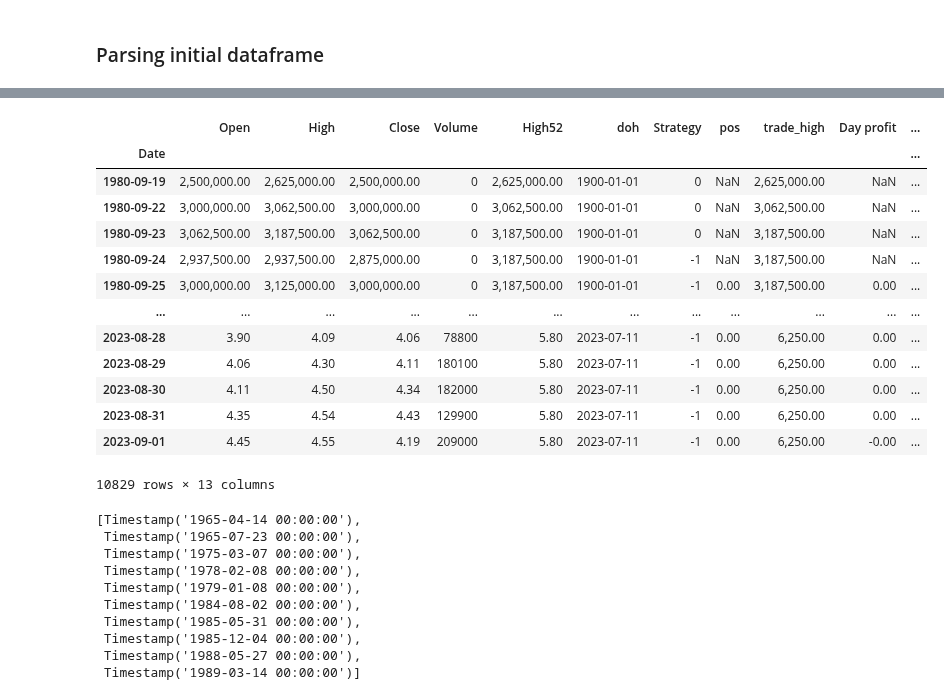
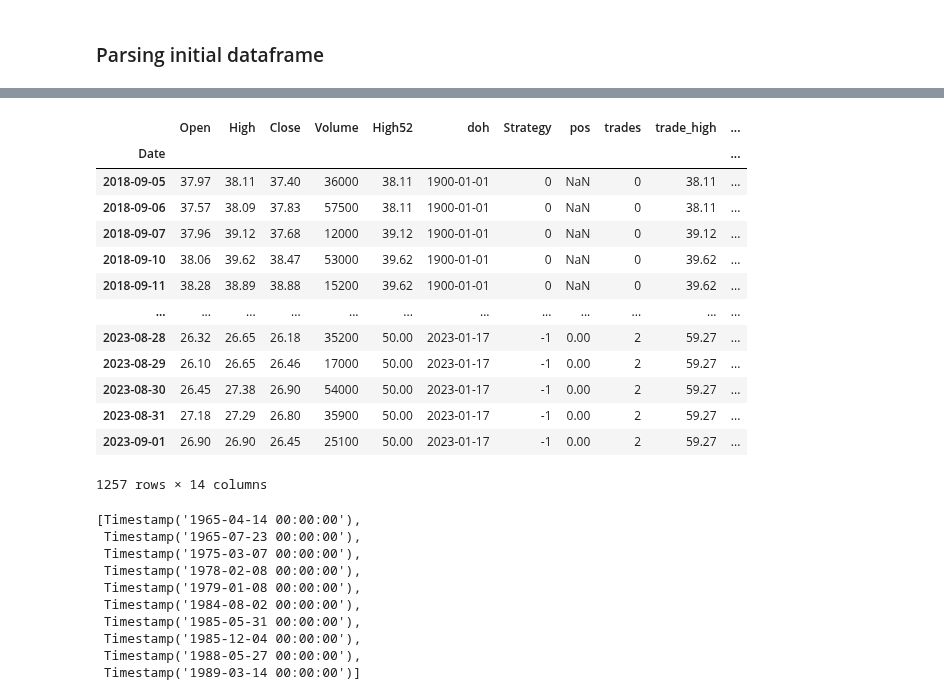
Before and after one commit to Idanq1/Stocks-Strategies, a Jupyter notebook: 52 week/Back testing.ipynb, the cells around one changed output, grey strips where cells are left out. Drawn from its saved outputs; the diff is of its cells as text; code cells hidden in the pictures.

```diff
--- a/52 week/Back testing.ipynb
+++ b/52 week/Back testing.ipynb
@@ -27,11 +28,11 @@ def get_all_tickers(etf=False):
 ### Downloads data
 # %%
 def get_data(tickers_list):
-    return yf.download(tickers_list, period="max", progress=False)
+    return yf.download(tickers_list, period="5Y")
 # %%
 s = time.time()
 # data = get_data(get_all_tickers())
-data = get_data("ABEO")
+data = get_data("SILC")
 data_cop = data.copy()
 print(time.time() - s)
 # %% [output]
@@ -73,8 +74,8 @@ def strategy(parsed_data, t_tresh1=75, t_thresh2=200, trail_stop=5):
     df.loc[(buy_cond & buy_cond2), "Strategy"] = 1
 
     #Devide to a lot of dataframes
-    df["Group"] = (df["Strategy"] == 1).cumsum()
-    trades_df = {grp: df_grp for grp, df_grp in df.groupby("Group")}
+    df["trades"] = (df["Strategy"] == 1).cumsum()
+    trades_df = {grp: df_grp for grp, df_grp in df.groupby("trades")}
     conc_tmp_df = pd.DataFrame()
 
     for key, tmp_df in trades_df.items():
@@ -84,7 +85,7 @@ def strategy(parsed_data, t_tresh1=75, t_thresh2=200, trail_stop=5):
         conc_tmp_df = pd.concat([conc_tmp_df, tmp_df])
     # df = pd.concat(dfs.values())
     df = conc_tmp_df.copy()
-    df.drop('Group', axis=1, inplace=True)
+    # df.drop('trades', axis=1, inplace=True)
     # Sell cond- sell after 3 days, just for testing because I don't know yet how I should do it
     # sell_cond = ((df["Close"] - df["Close"].shift(2)) / df["Close"].shift(2)) * 100  # Sell if the percent 2 days ago gone down 3%
     # sell_cond = df["Strategy"].shift(3) == 1
@@ -176,23 +192,23 @@ mult_opt
 # %%
 df = parse_data(data_cop)
-df = strategy(df)
+df = strategy(df, 50, 185, 9)
 df = sim(df)
 df
 # %% [output]
-|  | Open | High | Close | Volume | High52 | doh | Strategy | pos | trade_high | Day profit | ... |
+|  | Open | High | Close | Volume | High52 | doh | Strategy | pos | trades | trade_high | ... |
 | Date |  |  |  |  |  |  |  |  |  |  | ... |
-| 1980-09-19 | 2,500,000.00 | 2,625,000.00 | 2,500,000.00 | 0 | 2,625,000.00 | 1900-01-01 | 0 | NaN | 2,625,000.00 | NaN | ... |
-| 1980-09-22 | 3,000,000.00 | 3,062,500.00 | 3,000,000.00 | 0 | 3,062,500.00 | 1900-01-01 | 0 | NaN | 3,062,500.00 | NaN | ... |
-| 1980-09-23 | 3,062,500.00 | 3,187,500.00 | 3,062,500.00 | 0 | 3,187,500.00 | 1900-01-01 | 0 | NaN | 3,187,500.00 | NaN | ... |
-| 1980-09-24 | 2,937,500.00 | 2,937,500.00 | 2,875,000.00 | 0 | 3,187,500.00 | 1900-01-01 | -1 | NaN | 3,187,500.00 | NaN | ... |
-| 1980-09-25 | 3,000,000.00 | 3,125,000.00 | 3,000,000.00 | 0 | 3,187,500.00 | 1900-01-01 | -1 | 0.00 | 3,187,500.00 | 0.00 | ... |
+| 2018-09-05 | 37.97 | 38.11 | 37.40 | 36000 | 38.11 | 1900-01-01 | 0 | NaN | 0 | 38.11 | ... |
+| 2018-09-06 | 37.57 | 38.09 | 37.83 | 57500 | 38.11 | 1900-01-01 | 0 | NaN | 0 | 38.11 | ... |
+| 2018-09-07 | 37.96 | 39.12 | 37.68 | 12000 | 39.12 | 1900-01-01 | 0 | NaN | 0 | 39.12 | ... |
+| 2018-09-10 | 38.06 | 39.62 | 38.47 | 53000 | 39.62 | 1900-01-01 | 0 | NaN | 0 | 39.62 | ... |
+| 2018-09-11 | 38.28 | 38.89 | 38.88 | 15200 | 39.62 | 1900-01-01 | 0 | NaN | 0 | 39.62 | ... |
 | ... | ... | ... | ... | ... | ... | ... | ... | ... | ... | ... | ... |
-| 2023-08-28 | 3.90 | 4.09 | 4.06 | 78800 | 5.80 | 2023-07-11 | -1 | 0.00 | 6,250.00 | 0.00 | ... |
-| 2023-08-29 | 4.06 | 4.30 | 4.11 | 180100 | 5.80 | 2023-07-11 | -1 | 0.00 | 6,250.00 | 0.00 | ... |
-| 2023-08-30 | 4.11 | 4.50 | 4.34 | 182000 | 5.80 | 2023-07-11 | -1 | 0.00 | 6,250.00 | 0.00 | ... |
-| 2023-08-31 | 4.35 | 4.54 | 4.43 | 129900 | 5.80 | 2023-07-11 | -1 | 0.00 | 6,250.00 | 0.00 | ... |
-| 2023-09-01 | 4.45 | 4.55 | 4.19 | 209000 | 5.80 | 2023-07-11 | -1 | 0.00 | 6,250.00 | -0.00 | ... |
+| 2023-08-28 | 26.32 | 26.65 | 26.18 | 35200 | 50.00 | 2023-01-17 | -1 | 0.00 | 2 | 59.27 | ... |
+| 2023-08-29 | 26.10 | 26.65 | 26.46 | 17000 | 50.00 | 2023-01-17 | -1 | 0.00 | 2 | 59.27 | ... |
+| 2023-08-30 | 26.45 | 27.38 | 26.90 | 54000 | 50.00 | 2023-01-17 | -1 | 0.00 | 2 | 59.27 | ... |
+| 2023-08-31 | 27.18 | 27.29 | 26.80 | 35900 | 50.00 | 2023-01-17 | -1 | 0.00 | 2 | 59.27 | ... |
+| 2023-09-01 | 26.90 | 26.90 | 26.45 | 25100 | 50.00 | 2023-01-17 | -1 | 0.00 | 2 | 59.27 | ... |
-10829 rows × 13 columns
+1257 rows × 14 columns
 # %%
 df["pos"].value_counts()
 df.index[df['Strategy'] == 1].tolist()[:10]
```
Also changed, not shown: parts of 13 cells of this notebook, 1 other file.
